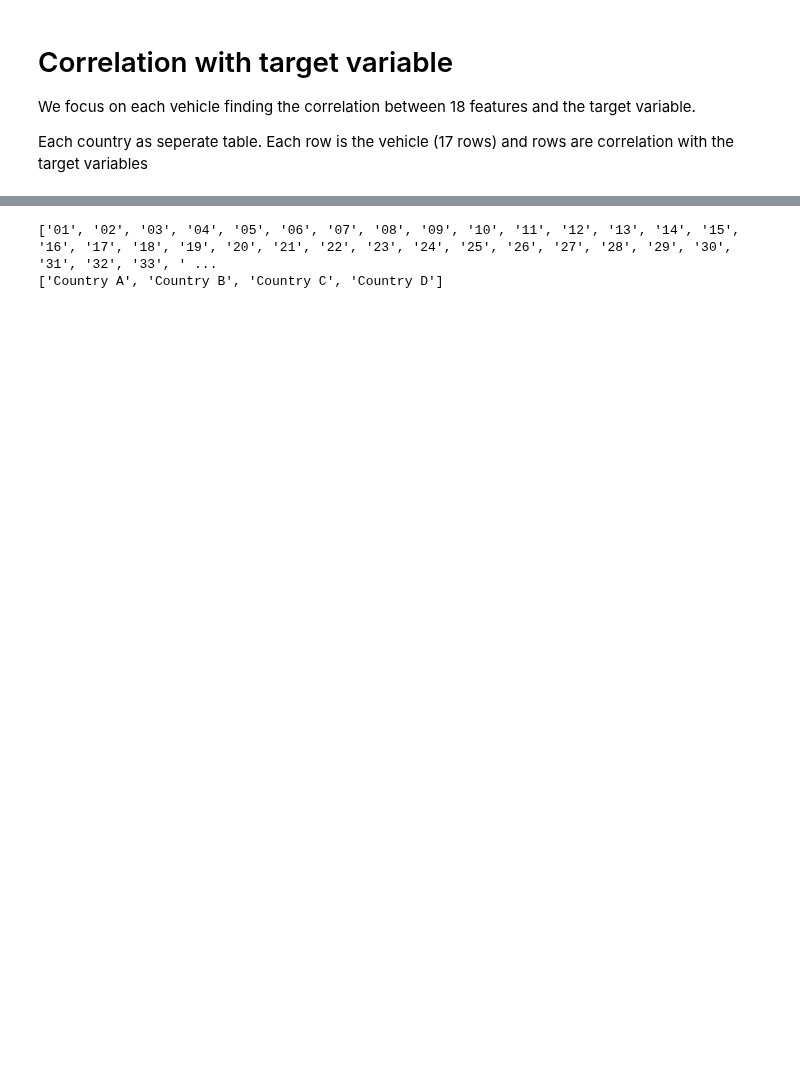
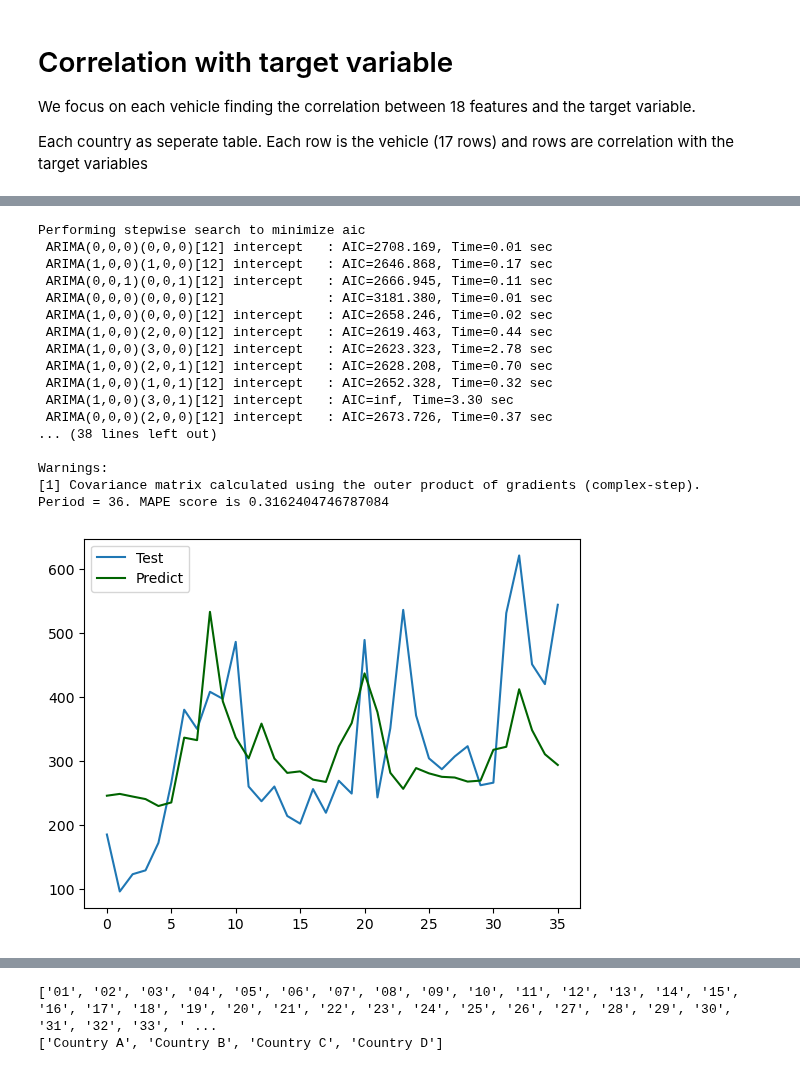
Before and after one commit to zuivu/porsche-forecast-sale, a Jupyter notebook: code/correlation.ipynb, the cells around one changed output, grey strips where cells are left out. Cells and saved outputs as stored; diff of their text form; code cells hidden in the pictures; blank space fills up the shorter version.

```diff
--- a/code/correlation.ipynb
+++ b/code/correlation.ipynb
@@ -22,0 +188,6 @@ df.head()
+# %%
+exo_data = tiny_data.loc[:, ["sales_actuals_monthly__orderintake", "leasing_contracts__end"]].dropna(axis=0) # "leasing_contracts__start"
+start_date = '2024-01-01'
+start_date = pd.to_datetime(start_date)
+exo_data.index = pd.date_range(start=start_date, periods=len(exo_data), freq='MS')
+exo_data
@@ -22,0 +208,60 @@ df.head()
+# %%
+import pmdarima as pm
+
+def SARIMAX(n_periods = 18, exo = True):
+    y_train = exo_data.iloc[:-n_periods, 0]
+    y_test = exo_data.iloc[-n_periods:, 0]
+
+    if exo:
+        exogenous_data_train = exo_data.iloc[:-n_periods, 1:]
+        exogenous_data_test = exo_data.iloc[-n_periods:, 1:]
+    else:
+        exogenous_data_train = None
+        exogenous_data_test = None
+
+    sxmodel = pm.auto_arima(y=y_train, # target
+                            X=exogenous_data_train, # data
+                            start_p=0, max_p=5,
+                            start_q=0, max_q=5, # maximum p and q
+                            start_P=0, max_P=5,
+                            start_Q=0, max_Q=5,
+                            d=None,              # usual differencing
+                            D=None,              # seasonal differencing
+                            seasonal=True,   # Seasonality
+                            m=12,              # frequency of series
+                            test='adf',       # use adftest to find optimal 'd'
+                            trace=True,
+                            error_action='ignore',
+                            suppress_warnings=True,
+                            #max_order=10,
+                            scoring='mse', # mae/mse
+                            stepwise=True)
+    print(sxmodel.summary())
+
+    y_predict, _ = sxmodel.predict(n_periods=n_periods, X=exogenous_data_test, return_conf_int=True)
+    print(f"Period = {n_periods}.", "MAPE score is", mean_absolute_percentage_error(y_test, y_predict))
+    plt.plot(y_test.to_list(), label="Test")
+    plt.plot(y_predict.to_list(), color='darkgreen', label="Predict")
+    plt.legend()
+    plt.show()
+
+SARIMAX(n_periods = 36, exo=False)
+# %% [output]
+Performing stepwise search to minimize aic
+ ARIMA(0,0,0)(0,0,0)[12] intercept   : AIC=2708.169, Time=0.01 sec
+ ARIMA(1,0,0)(1,0,0)[12] intercept   : AIC=2646.868, Time=0.17 sec
+ ARIMA(0,0,1)(0,0,1)[12] intercept   : AIC=2666.945, Time=0.11 sec
+ ARIMA(0,0,0)(0,0,0)[12]             : AIC=3181.380, Time=0.01 sec
+ ARIMA(1,0,0)(0,0,0)[12] intercept   : AIC=2658.246, Time=0.02 sec
+ ARIMA(1,0,0)(2,0,0)[12] intercept   : AIC=2619.463, Time=0.44 sec
+ ARIMA(1,0,0)(3,0,0)[12] intercept   : AIC=2623.323, Time=2.78 sec
+ ARIMA(1,0,0)(2,0,1)[12] intercept   : AIC=2628.208, Time=0.70 sec
+ ARIMA(1,0,0)(1,0,1)[12] intercept   : AIC=2652.328, Time=0.32 sec
+ ARIMA(1,0,0)(3,0,1)[12] intercept   : AIC=inf, Time=3.30 sec
+ ARIMA(0,0,0)(2,0,0)[12] intercept   : AIC=2673.726, Time=0.37 sec
+... (38 lines left out)
+
+Warnings:
+[1] Covariance matrix calculated using the outer product of gradients (complex-step).
+Period = 36. MAPE score is 0.3162404746787084
+[figure, added]
```
Also changed, not shown: parts of 31 cells of this notebook.
